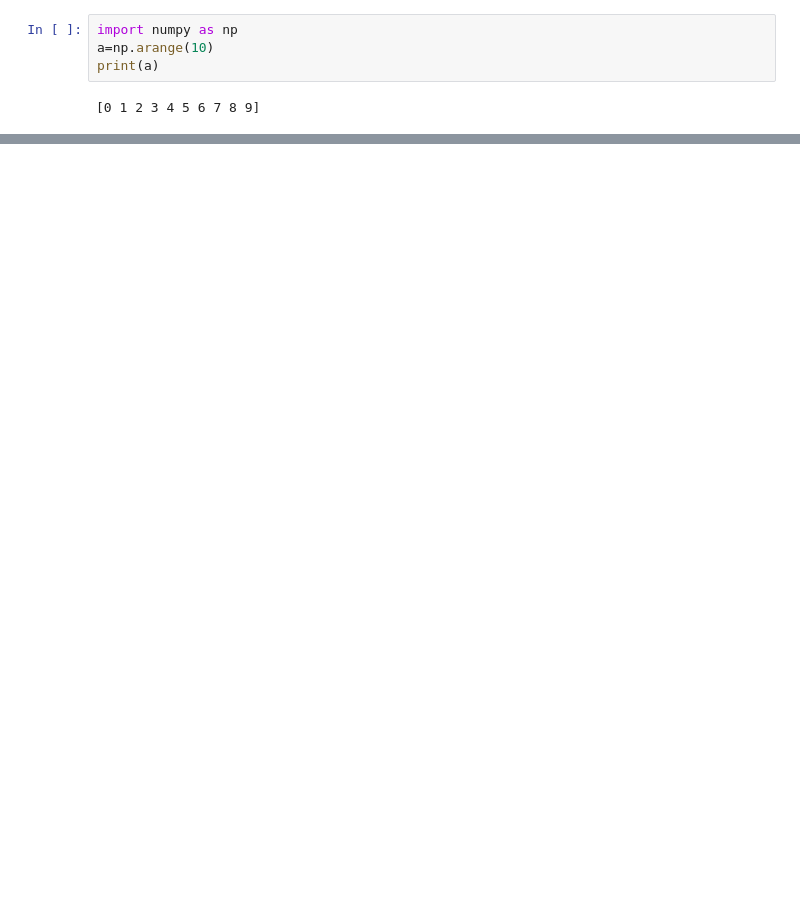
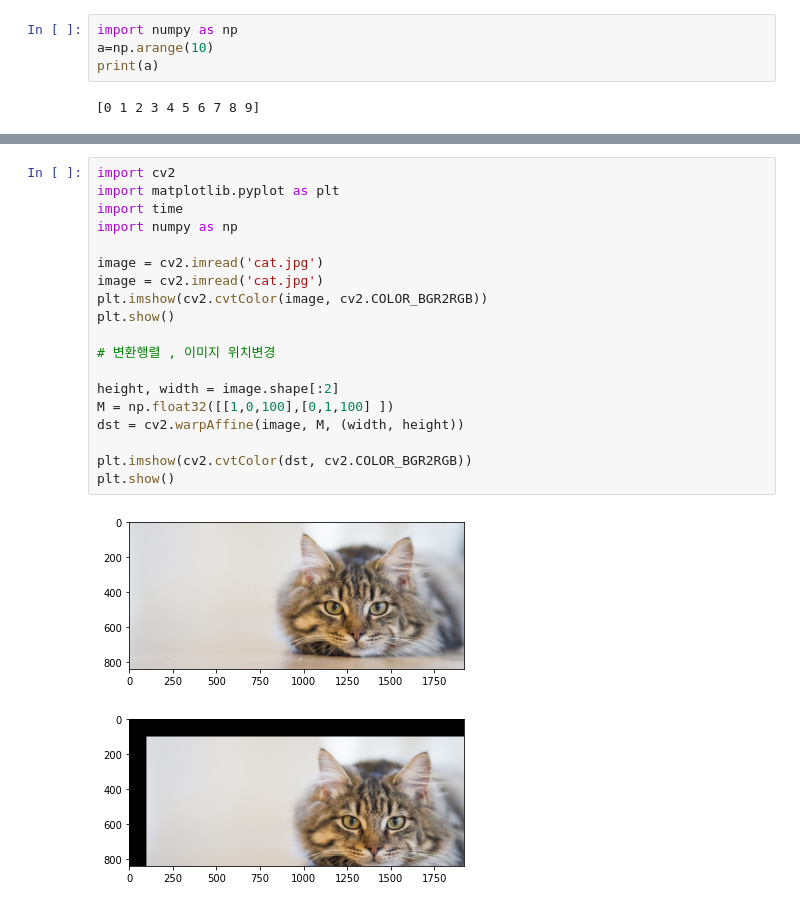
Before and after one commit to kwangbo/pythonopencv, a Jupyter notebook: Untitled0.ipynb, the cells around one changed output, grey strips where cells are left out. Drawn from its saved outputs; the diff is of its cells as text; blank space fills up the shorter version.

```diff
--- a/Untitled0.ipynb
+++ b/Untitled0.ipynb
@@ -25,0 +156,22 @@ print(px)
+# %%
+import cv2
+import matplotlib.pyplot as plt
+import time
+import numpy as np
+
+image = cv2.imread('cat.jpg')
+image = cv2.imread('cat.jpg')
+plt.imshow(cv2.cvtColor(image, cv2.COLOR_BGR2RGB))
+plt.show()
+
+# 변환행렬 , 이미지 위치변경
+
+height, width = image.shape[:2]
+M = np.float32([[1,0,100],[0,1,100] ])
+dst = cv2.warpAffine(image, M, (width, height))
+
+plt.imshow(cv2.cvtColor(dst, cv2.COLOR_BGR2RGB))
+plt.show()
+# %% [output]
+[figure, added]
+[figure, added]
```
Also changed, not shown: parts of 13 cells of this notebook.
